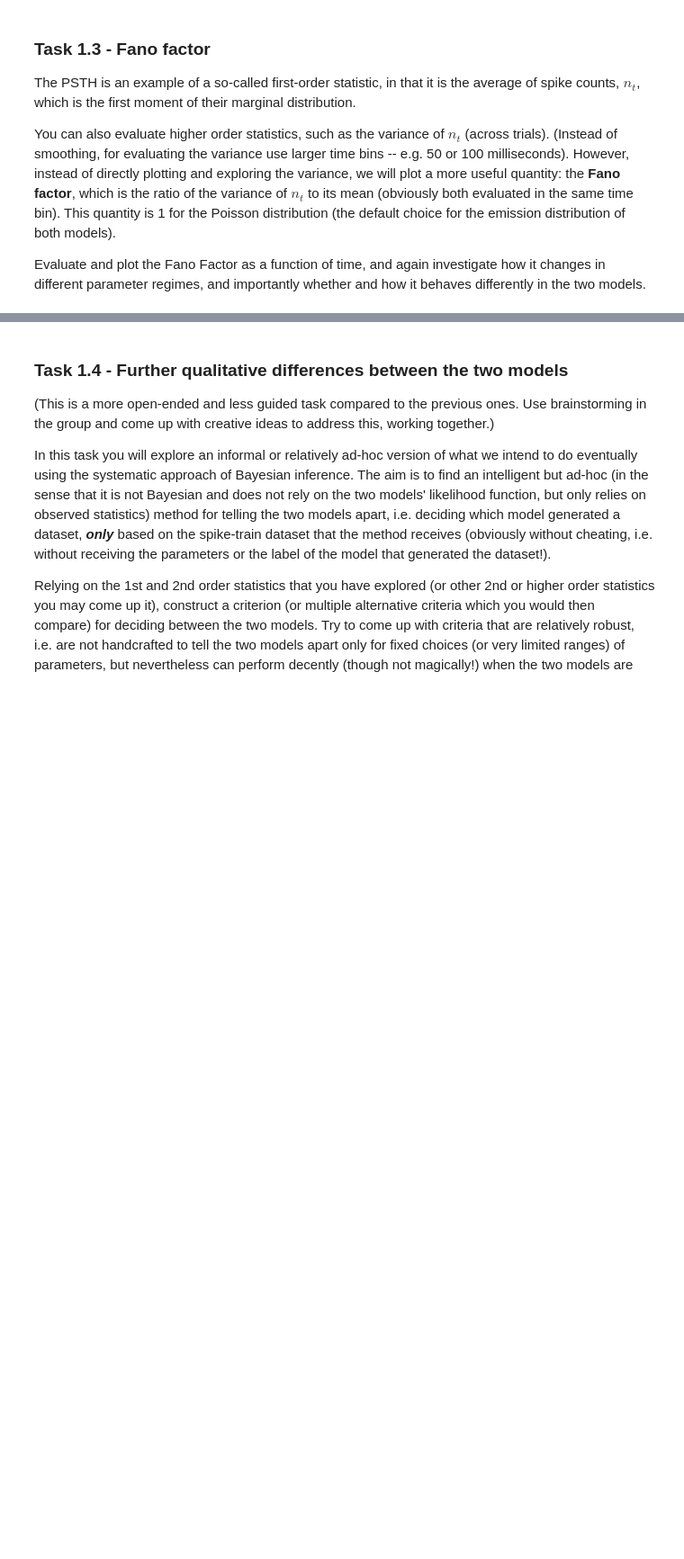
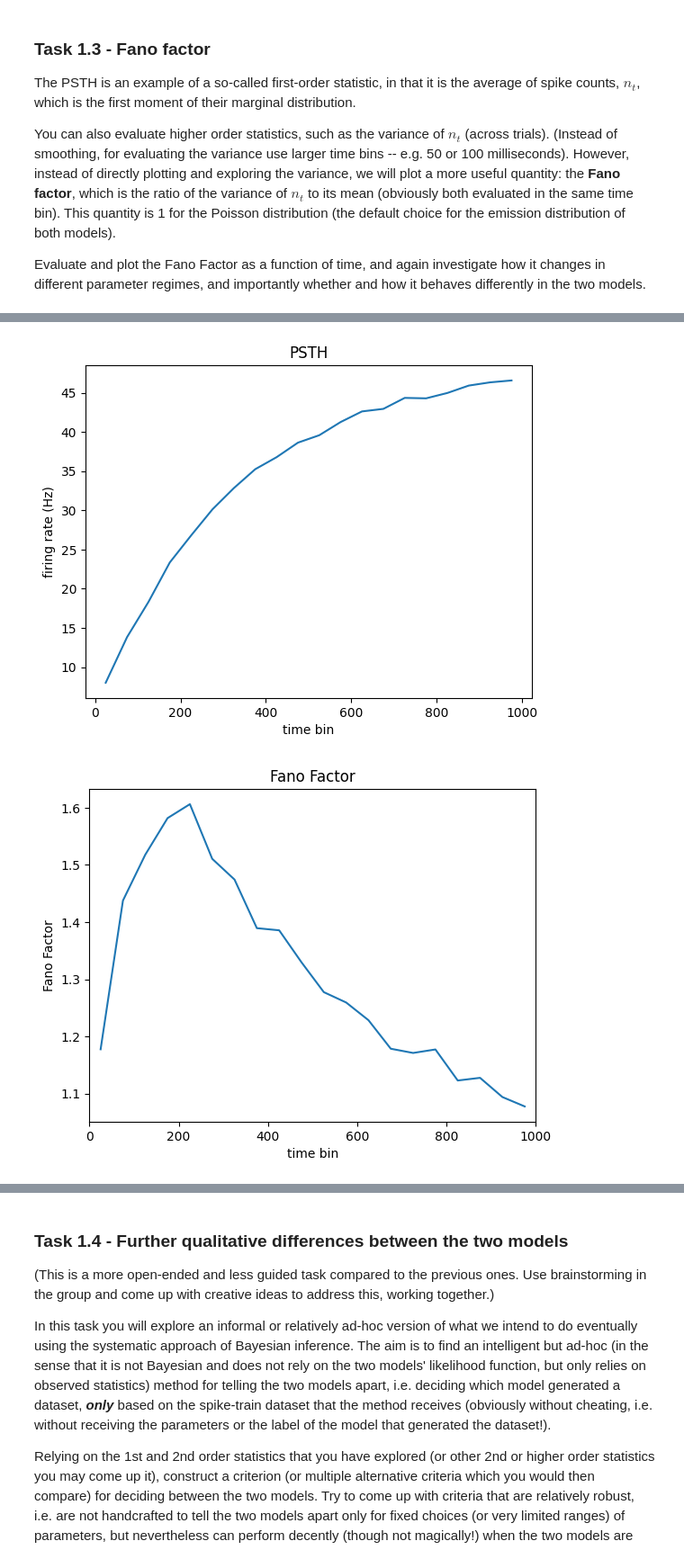
Before and after one commit to MYLO175/GG3-Mylo, a Jupyter notebook: GG3_project.ipynb, the cells around one changed output, grey strips where cells are left out. Shown at 90% size. Drawn from its saved outputs; the diff is of its cells as text; code cells hidden in the pictures; blank space fills up the shorter version.

```diff
--- a/GG3_project.ipynb
+++ b/GG3_project.ipynb
@@ -510,0 +569,14 @@ Evaluate and plot the Fano Factor as a function of time, and again investigate h
+# %%
+ramp = RampModel(beta = 2, sigma = 1.0, x0 = 0.1, Rh = 50)
+spikes , _, rates = ramp.simulate(Ntrials = 10000, T=1000)
+
+bin_centres, psth = compute_psth(spikes, bin_size=50)
+plot_psth(bin_centres, psth)
+
+fano, bin_centres = compute_fano(spikes, bin_size=50)
+plot_fano(fano, bin_centres)
+
+plot_rate_trajectories(rates, name="Ramp model", max_trials=5)
+# %% [output]
+[figure, added]
+[figure, added]
```
Also changed, not shown: parts of 12 cells of this notebook.
